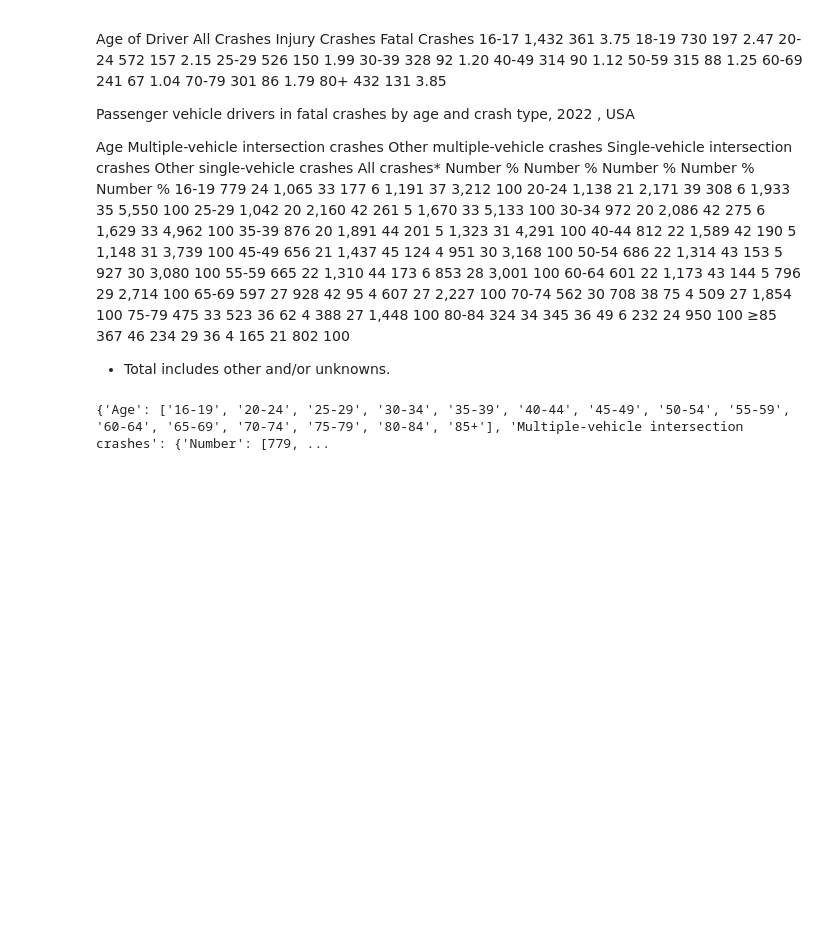
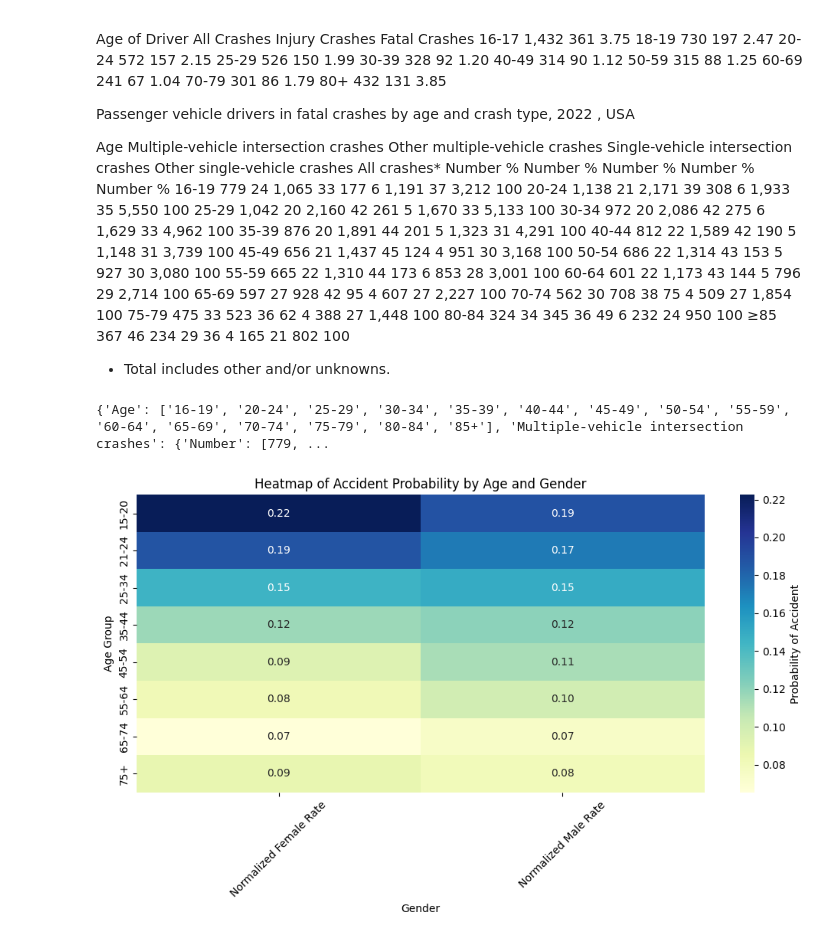
Before and after one commit to zaurusman/Project-RideShare, a Jupyter notebook: project_rIdeshare.ipynb, the cells around one changed output. Drawn from its saved outputs; the diff is of its cells as text; code cells hidden in the pictures; blank space fills up the shorter version.

```diff
--- a/project_rIdeshare.ipynb
+++ b/project_rIdeshare.ipynb
@@ -786,3 +849,35 @@ Age       Multiple-vehicle intersection crashes     Other multiple-vehicle crash
 # %%
 # %% [output]
 {'Age': ['16-19', '20-24', '25-29', '30-34', '35-39', '40-44', '45-49', '50-54', '55-59', '60-64', '65-69', '70-74', '75-79', '80-84', '85+'], 'Multiple-vehicle intersection crashes': {'Number': [779, ...
+# %%
+import pandas as pd
+import matplotlib.pyplot as plt
+import seaborn as sns
+
+# Data from the provided table
+data = {
+    "Age Group": ["15-20", "21-24", "25-34", "35-44", "45-54", "55-64", "65-74", "75+"],
+    "Normalized Male Rate": [0.188378632, 0.172758513, 0.1495314, 0.120899719, 0.113098659, 0.099653537, 0.074351765, 0.080912215],
+    "Normalized Female Rate": [0.222513089, 0.187609075, 0.145724258, 0.116928447, 0.093386237, 0.082079232, 0.065445026, 0.088132635],
+}
+
+# Convert data into a pandas DataFrame
+df = pd.DataFrame(data)
+
+# Melt the DataFrame for easier plotting with Seaborn
+df_melted = df.melt(id_vars="Age Group", var_name="Gender", value_name="Accident Probability")
+
+# Create a heatmap
+plt.figure(figsize=(10, 6))
+heatmap_data = df_melted.pivot(index="Age Group", columns="Gender", values="Accident Probability")
+sns.heatmap(heatmap_data, annot=True, fmt=".2f", cmap="YlGnBu", cbar_kws={"label": "Probability of Accident"})
+plt.title("Heatmap of Accident Probability by Age and Gender")
+plt.xlabel("Gender")
+plt.ylabel("Age Group")
+plt.xticks(rotation=45)
+plt.tight_layout()
+
+# Show the plot
+plt.show()
+# %% [output]
+[figure, added]
```
Also changed, not shown: parts of 2 cells of this notebook.
